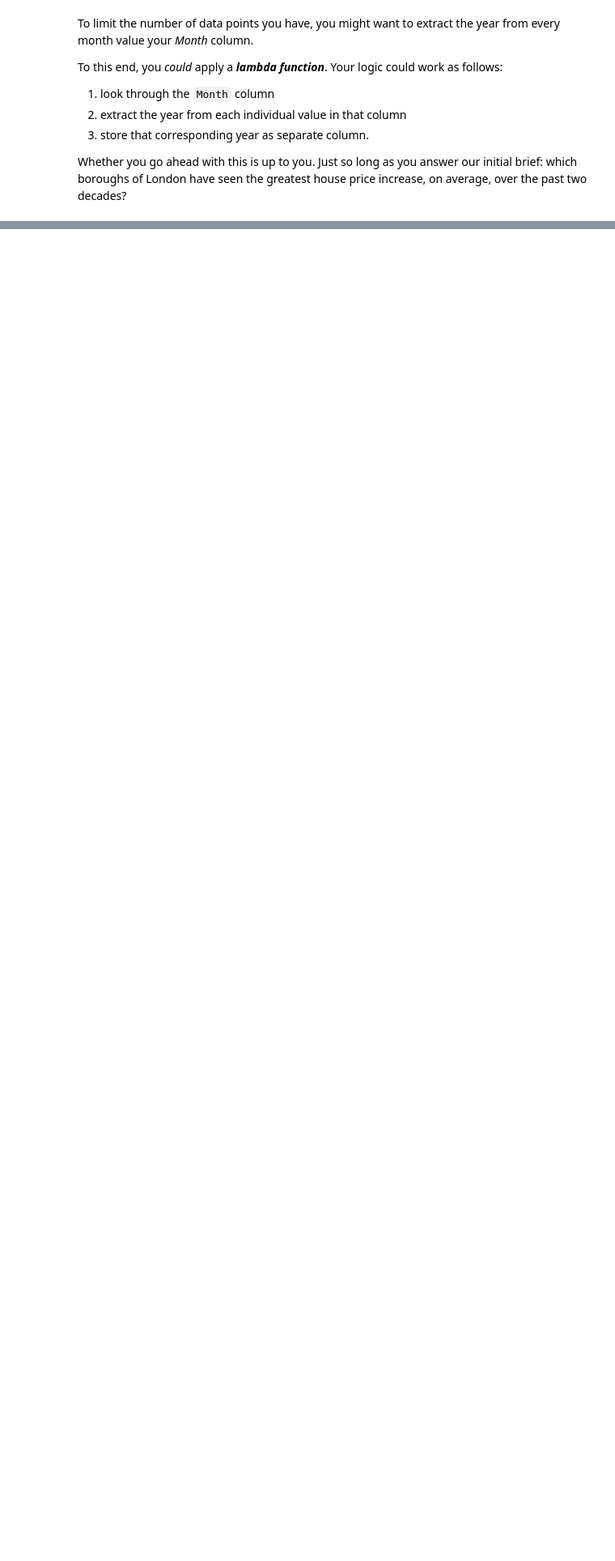
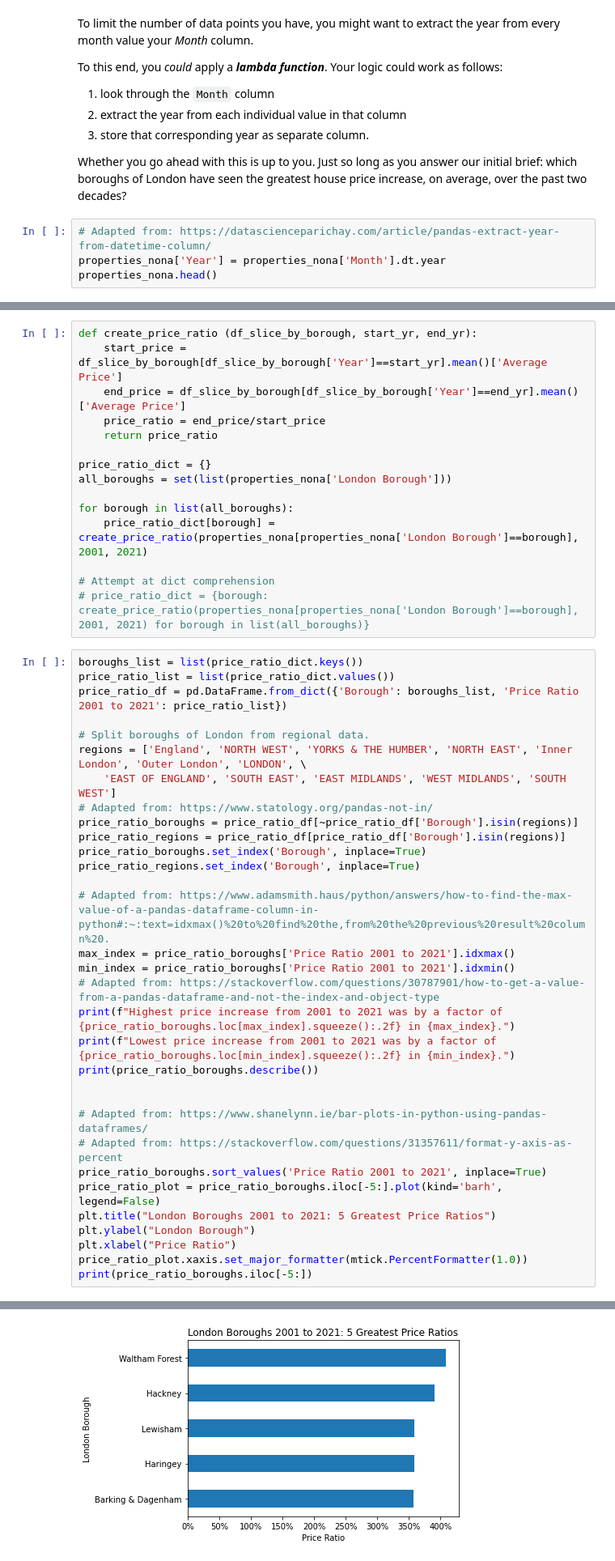
Before and after one commit to nycantwell/nycantwell, a Jupyter notebook: London_housing_case_study/Unit 4 Challenge - Tier 3.ipynb, the cells around one changed output, grey strips where cells are left out. Shown at 81% size. Drawn from its saved outputs; the diff is of its cells as text; blank space fills up the shorter version.

```diff
--- a/London_housing_case_study/Unit 4 Challenge - Tier 3.ipynb
+++ b/London_housing_case_study/Unit 4 Challenge - Tier 3.ipynb
@@ -155,3 +219,7 @@ To this end, you *could* apply a ***lambda function***. Your logic could work as
 3. store that corresponding year as separate column.
 
 Whether you go ahead with this is up to you. Just so long as you answer our initial brief: which boroughs of London have seen the greatest house price increase, on average, over the past two decades?
+# %%
+# Adapted from: https://datascienceparichay.com/article/pandas-extract-year-from-datetime-column/
+properties_nona['Year'] = properties_nona['Month'].dt.year
+properties_nona.head()
@@ -174,3 +254,51 @@ Bear in mind: you don't have to write a function like this if you don't want to.
 
 ***Hint***: This section should test the skills you acquired in:
 - Python Data Science Toolbox - Part One, all modules
+# %%
+def create_price_ratio (df_slice_by_borough, start_yr, end_yr):
+    start_price = df_slice_by_borough[df_slice_by_borough['Year']==start_yr].mean()['Average Price']
+    end_price = df_slice_by_borough[df_slice_by_borough['Year']==end_yr].mean()['Average Price']
+    price_ratio = end_price/start_price
+    return price_ratio
+
+price_ratio_dict = {}
+all_boroughs = set(list(properties_nona['London Borough']))
+
+for borough in list(all_boroughs):
+    price_ratio_dict[borough] = create_price_ratio(properties_nona[properties_nona['London Borough']==borough], 2001, 2021)
+
+# Attempt at dict comprehension
+# price_ratio_dict = {borough: create_price_ratio(properties_nona[properties_nona['London Borough']==borough], 2001, 2021) for borough in list(all_boroughs)}
+# %%
+boroughs_list = list(price_ratio_dict.keys())
+price_ratio_list = list(price_ratio_dict.values())
+price_ratio_df = pd.DataFrame.from_dict({'Borough': boroughs_list, 'Price Ratio 2001 to 2021': price_ratio_list})
+
+# Split boroughs of London from regional data.
+regions = ['England', 'NORTH WEST', 'YORKS & THE HUMBER', 'NORTH EAST', 'Inner London', 'Outer London', 'LONDON', \
+    'EAST OF ENGLAND', 'SOUTH EAST', 'EAST MIDLANDS', 'WEST MIDLANDS', 'SOUTH WEST']
+# Adapted from: https://www.statology.org/pandas-not-in/
+price_ratio_boroughs = price_ratio_df[~price_ratio_df['Borough'].isin(regions)]
+price_ratio_regions = price_ratio_df[price_ratio_df['Borough'].isin(regions)]
+price_ratio_boroughs.set_index('Borough', inplace=True)
+price_ratio_regions.set_index('Borough', inplace=True)
+
+# Adapted from: https://www.adamsmith.haus/python/answers/how-to-find-the-max-value-of-a-pandas-dataframe-column-in-python#:~:text=idxmax()%20to%20find%20the,from%20the%20previous%20result%20column%20.
+max_index = price_ratio_boroughs['Price Ratio 2001 to 2021'].idxmax()
+min_index = price_ratio_boroughs['Price Ratio 2001 to 2021'].idxmin()
+# Adapted from: https://stackoverflow.com/questions/30787901/how-to-get-a-value-from-a-pandas-dataframe-and-not-the-index-and-object-type
+print(f"Highest price increase from 2001 to 2021 was by a factor of {price_ratio_boroughs.loc[max_index].squeeze():.2f} in {max_index}.")
+print(f"Lowest price increase from 2001 to 2021 was by a factor of {price_ratio_boroughs.loc[min_index].squeeze():.2f} in {min_index}.")
+print(price_ratio_boroughs.describe())
+
+
+# Adapted from: https://www.shanelynn.ie/bar-plots-in-python-using-pandas-dataframes/
+# Adapted from: https://stackoverflow.com/questions/31357611/format-y-axis-as-percent
+price_ratio_boroughs.sort_values('Price Ratio 2001 to 2021', inplace=True)
+price_ratio_plot = price_ratio_boroughs.iloc[-5:].plot(kind='barh', legend=False)
+plt.title("London Boroughs 2001 to 2021: 5 Greatest Price Ratios")
+plt.ylabel("London Borough")
+plt.xlabel("Price Ratio")
+price_ratio_plot.xaxis.set_major_formatter(mtick.PercentFormatter(1.0))
+print(price_ratio_boroughs.iloc[-5:])
+# %% [output]
@@ -177,3 +327,4 @@ Bear in mind: you don't have to write a function like this if you don't want to.
+[figure, added]
 # %% [markdown]
 ### 4. Conclusion
 What can you conclude? Type out your conclusion below.
```
Also changed, not shown: parts of 11 cells of this notebook.
